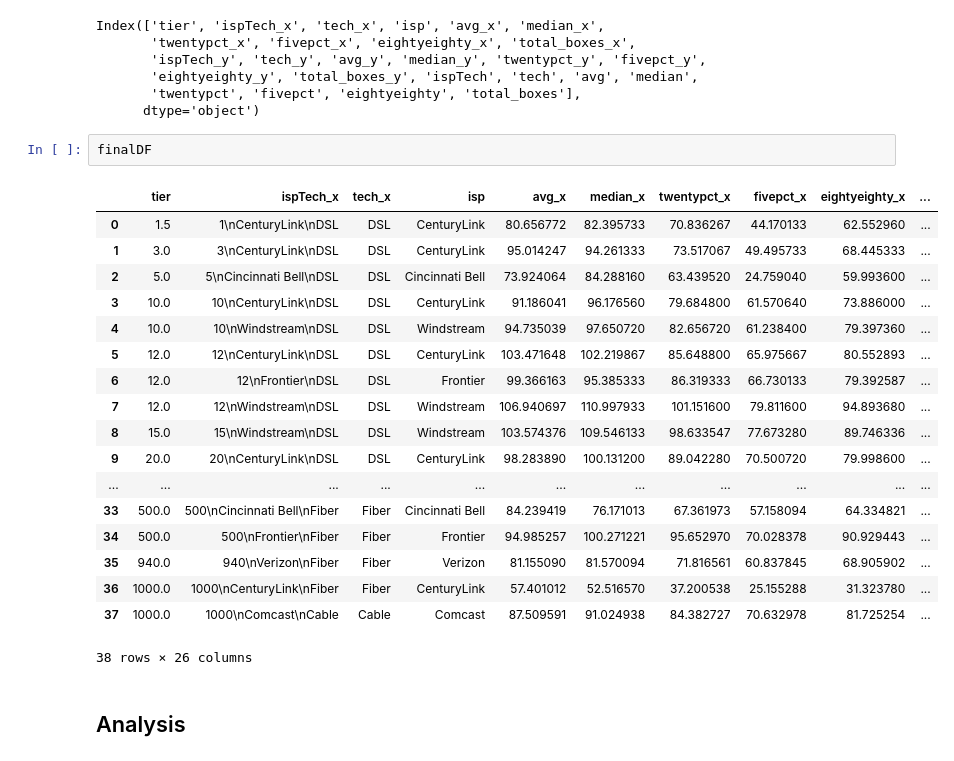
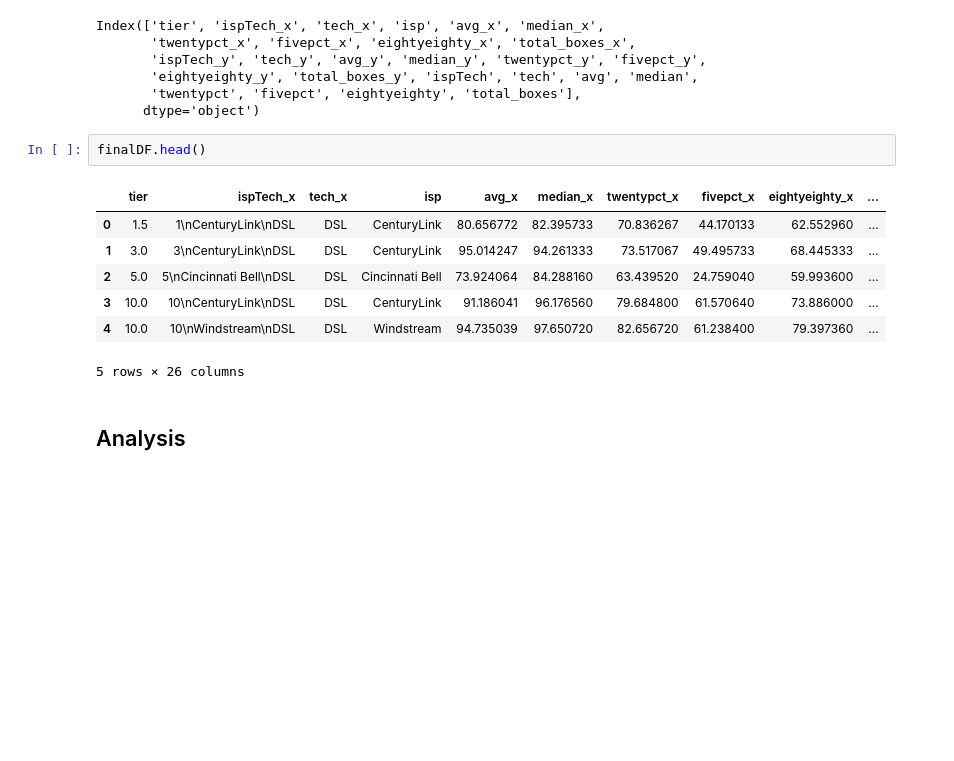
Before and after one commit to afreund415/MBA-broadband-research, a Jupyter notebook: jupyterFiles/95% Consistency Analysis with Raw MBA Data.ipynb, the cells around one changed output. Drawn from its saved outputs; the diff is of its cells as text; blank space fills up the shorter version.

```diff
--- a/jupyterFiles/95% Consistency Analysis with Raw MBA Data.ipynb
+++ b/jupyterFiles/95% Consistency Analysis with Raw MBA Data.ipynb
@@ -424,26 +395,15 @@ Index(['tier', 'ispTech_x', 'tech_x', 'isp', 'avg_x', 'median_x',
        'twentypct', 'fivepct', 'eightyeighty', 'total_boxes'],
       dtype='object')
 # %%
-finalDF
+finalDF.head()
 # %% [output]
 |  | tier | ispTech_x | tech_x | isp | avg_x | median_x | twentypct_x | fivepct_x | eightyeighty_x | ... |
 | 0 | 1.5 | 1\nCenturyLink\nDSL | DSL | CenturyLink | 80.656772 | 82.395733 | 70.836267 | 44.170133 | 62.552960 | ... |
 | 1 | 3.0 | 3\nCenturyLink\nDSL | DSL | CenturyLink | 95.014247 | 94.261333 | 73.517067 | 49.495733 | 68.445333 | ... |
 | 2 | 5.0 | 5\nCincinnati Bell\nDSL | DSL | Cincinnati Bell | 73.924064 | 84.288160 | 63.439520 | 24.759040 | 59.993600 | ... |
 | 3 | 10.0 | 10\nCenturyLink\nDSL | DSL | CenturyLink | 91.186041 | 96.176560 | 79.684800 | 61.570640 | 73.886000 | ... |
 | 4 | 10.0 | 10\nWindstream\nDSL | DSL | Windstream | 94.735039 | 97.650720 | 82.656720 | 61.238400 | 79.397360 | ... |
-| 5 | 12.0 | 12\nCenturyLink\nDSL | DSL | CenturyLink | 103.471648 | 102.219867 | 85.648800 | 65.975667 | 80.552893 | ... |
-| 6 | 12.0 | 12\nFrontier\nDSL | DSL | Frontier | 99.366163 | 95.385333 | 86.319333 | 66.730133 | 79.392587 | ... |
-| 7 | 12.0 | 12\nWindstream\nDSL | DSL | Windstream | 106.940697 | 110.997933 | 101.151600 | 79.811600 | 94.893680 | ... |
-| 8 | 15.0 | 15\nWindstream\nDSL | DSL | Windstream | 103.574376 | 109.546133 | 98.633547 | 77.673280 | 89.746336 | ... |
-| 9 | 20.0 | 20\nCenturyLink\nDSL | DSL | CenturyLink | 98.283890 | 100.131200 | 89.042280 | 70.500720 | 79.998600 | ... |
-| ... | ... | ... | ... | ... | ... | ... | ... | ... | ... | ... |
-| 33 | 500.0 | 500\nCincinnati Bell\nFiber | Fiber | Cincinnati Bell | 84.239419 | 76.171013 | 67.361973 | 57.158094 | 64.334821 | ... |
-| 34 | 500.0 | 500\nFrontier\nFiber | Fiber | Frontier | 94.985257 | 100.271221 | 95.652970 | 70.028378 | 90.929443 | ... |
-| 35 | 940.0 | 940\nVerizon\nFiber | Fiber | Verizon | 81.155090 | 81.570094 | 71.816561 | 60.837845 | 68.905902 | ... |
-| 36 | 1000.0 | 1000\nCenturyLink\nFiber | Fiber | CenturyLink | 57.401012 | 52.516570 | 37.200538 | 25.155288 | 31.323780 | ... |
-| 37 | 1000.0 | 1000\nComcast\nCable | Cable | Comcast | 87.509591 | 91.024938 | 84.382727 | 70.632978 | 81.725254 | ... |
-38 rows × 26 columns
+5 rows × 26 columns
 # %% [markdown]
 <h2> Analysis
 # %%
```
Also changed, not shown: parts of 10 cells of this notebook.
